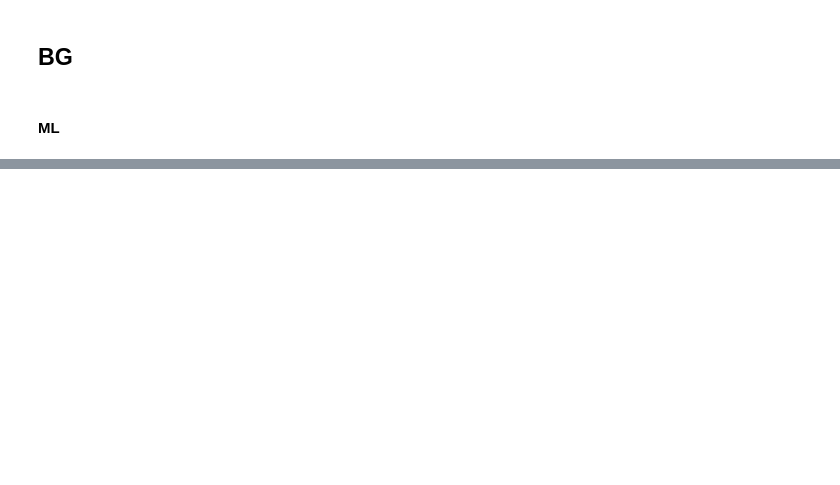
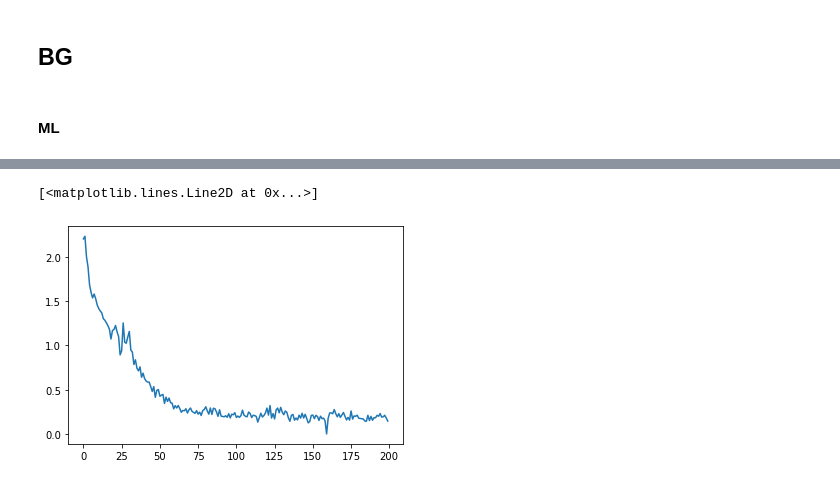
Before and after one commit to Aioi-Ming/SNF, a Jupyter notebook: Notebook/SNF_DoubleWell.ipynb, the cells around one changed output, grey strips where cells are left out. Cells and saved outputs as stored; diff of their text form; code cells hidden in the pictures; blank space fills up the shorter version.

```diff
--- a/Notebook/SNF_DoubleWell.ipynb
+++ b/Notebook/SNF_DoubleWell.ipynb
@@ -316,0 +63,8 @@ iter 400: loss = 0.145
+# %%
+model_BG=BG_RealNVP(model,dim=model.dim)
+# %%
+loss=model_BG.train_ML(x_brute,iter=200,lr=1e-3,batch_size=2048)
+plt.plot(loss)
+# %% [output]
+[<matplotlib.lines.Line2D at 0x...>]
+[figure, added]
```
Also changed, not shown: parts of 43 cells of this notebook, 50 other files.
